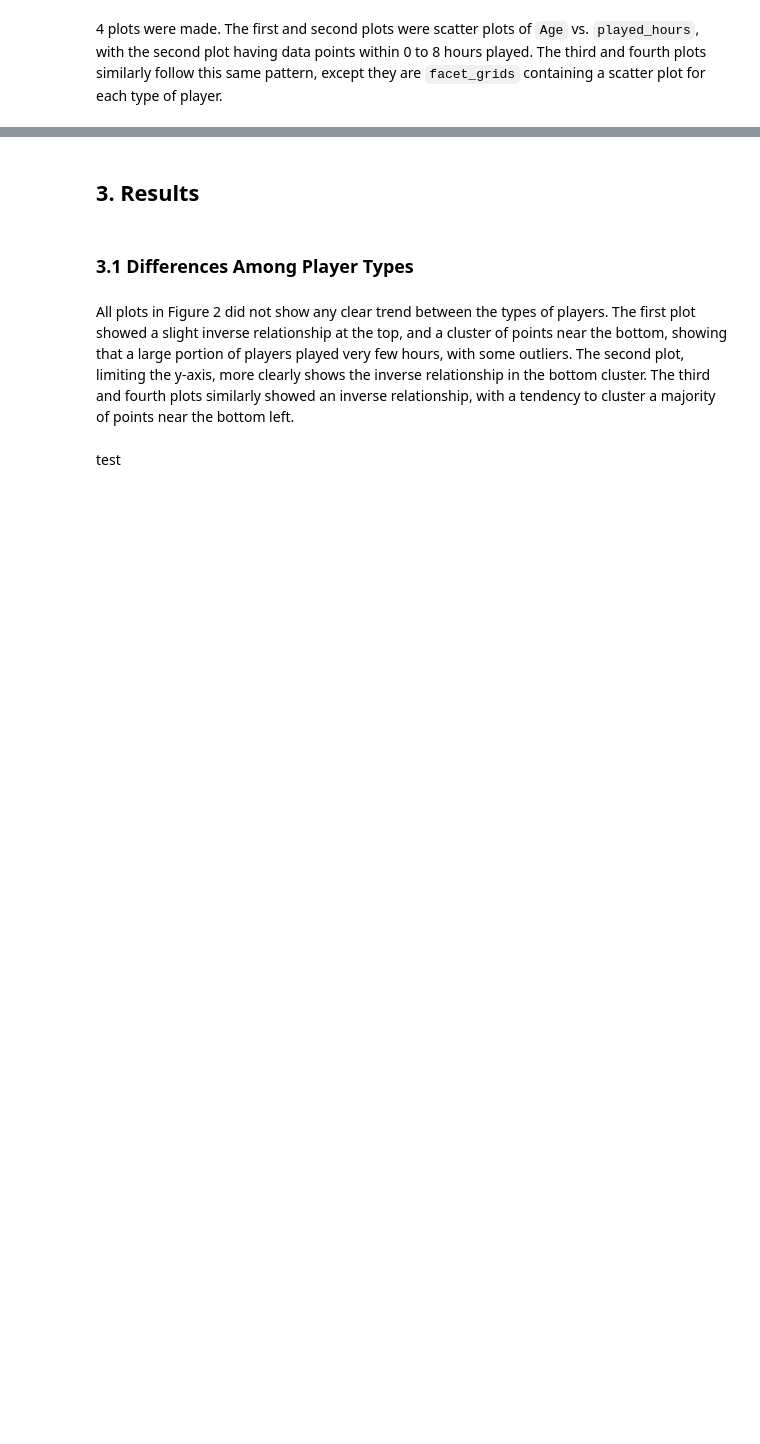
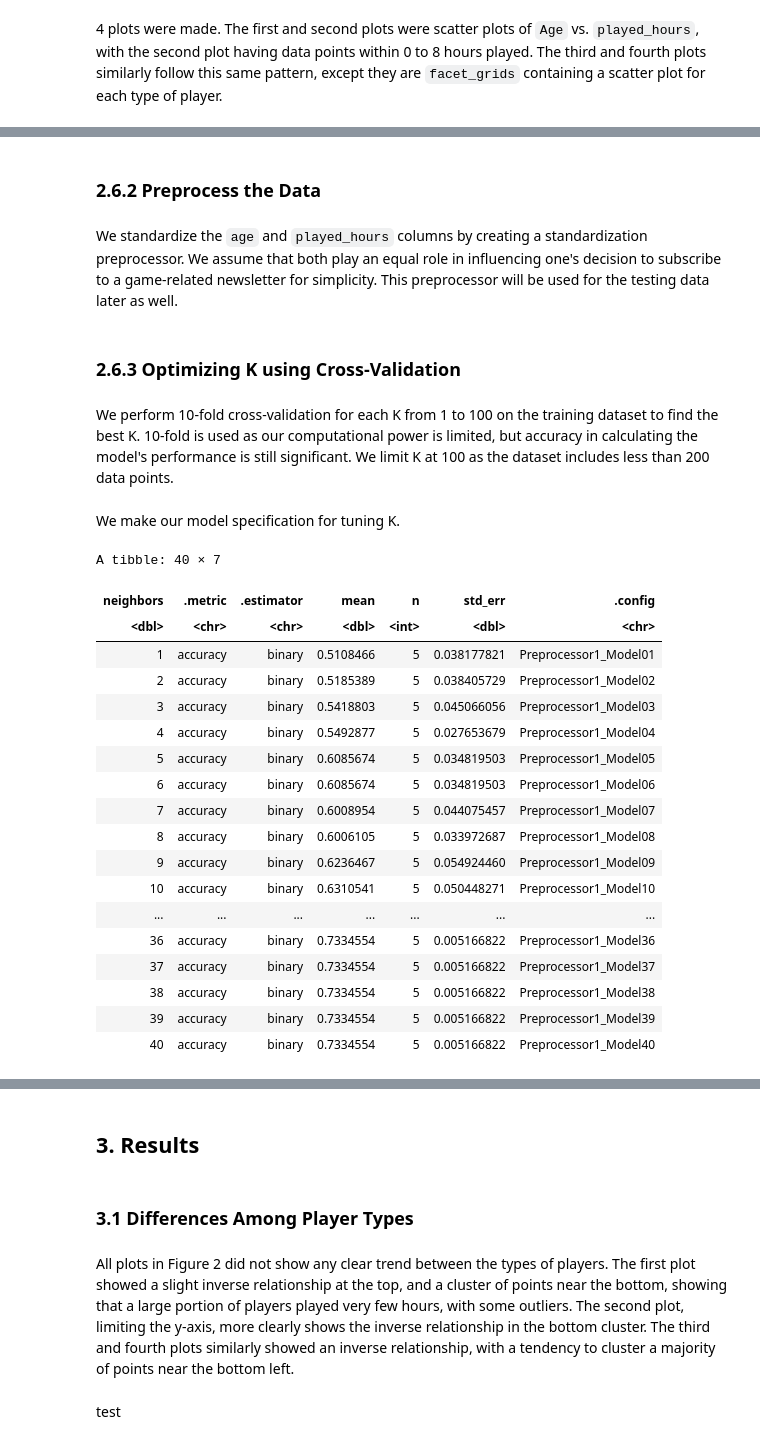
Before and after one commit to Jchox2/Project-008-24-DSCI, a Jupyter notebook: main.ipynb, the cells around one changed output, grey strips where cells are left out. Cells and saved outputs as stored; diff of their text form; code cells hidden in the pictures; blank space fills up the shorter version.

```diff
--- a/main.ipynb
+++ b/main.ipynb
@@ -189,0 +217,54 @@ Warning message:
+# %% [markdown]
+### 2.6.2 Preprocess the Data
+# %% [markdown]
+We standardize the `age` and `played_hours` columns by creating a standardization preprocessor. We assume that both play an equal role in influencing one's decision to subscribe to a game-related newsletter for simplicity. This preprocessor will be used for the testing data later as well.
+# %%
+players_recipe <- recipe(subscribe ~ Age + played_hours, data = players_training) |>
+  step_scale(all_predictors()) |>
+  step_center(all_predictors())
+# %% [markdown]
+### 2.6.3 Optimizing K using Cross-Validation
+# %% [markdown]
+We perform 10-fold cross-validation for each K from 1 to 100 on the training dataset to find the best K. 10-fold is used as our computational power is limited, but accuracy in calculating the model's performance is still significant. We limit K at 100 as the dataset includes less than 200 data points.
+# %%
+players_vfold <- vfold_cv(players_training, v = 5, strata = subscribe)
+# %% [markdown]
+We make our model specification for tuning K.
+# %%
+players_tune_spec <- nearest_neighbor(weight_func = "rectangular",
+                             neighbors = tune()) |>
+  set_engine("kknn") |>
+  set_mode("classification")
+# %%
+k_vals <- tibble(neighbors = seq(from = 1, to = 40, by = 1))
+
+knn_results <- workflow() |>
+  add_recipe(players_recipe) |>
+  add_model(players_tune_spec) |>
+  tune_grid(resamples = players_vfold, grid = k_vals) |>
+  collect_metrics()
+
+accuracies <- knn_results |>
+  filter(.metric == "accuracy")
+
+accuracies
+# %% [output]
+A tibble: 40 × 7
+| neighbors | .metric | .estimator | mean | n | std_err | .config |
+| <dbl> | <chr> | <chr> | <dbl> | <int> | <dbl> | <chr> |
+| 1 | accuracy | binary | 0.5108466 | 5 | 0.038177821 | Preprocessor1_Model01 |
+| 2 | accuracy | binary | 0.5185389 | 5 | 0.038405729 | Preprocessor1_Model02 |
+| 3 | accuracy | binary | 0.5418803 | 5 | 0.045066056 | Preprocessor1_Model03 |
+| 4 | accuracy | binary | 0.5492877 | 5 | 0.027653679 | Preprocessor1_Model04 |
+| 5 | accuracy | binary | 0.6085674 | 5 | 0.034819503 | Preprocessor1_Model05 |
+| 6 | accuracy | binary | 0.6085674 | 5 | 0.034819503 | Preprocessor1_Model06 |
+| 7 | accuracy | binary | 0.6008954 | 5 | 0.044075457 | Preprocessor1_Model07 |
+| 8 | accuracy | binary | 0.6006105 | 5 | 0.033972687 | Preprocessor1_Model08 |
+| 9 | accuracy | binary | 0.6236467 | 5 | 0.054924460 | Preprocessor1_Model09 |
+| 10 | accuracy | binary | 0.6310541 | 5 | 0.050448271 | Preprocessor1_Model10 |
+| ... | ... | ... | ... | ... | ... | ... |
+| 36 | accuracy | binary | 0.7334554 | 5 | 0.005166822 | Preprocessor1_Model36 |
+| 37 | accuracy | binary | 0.7334554 | 5 | 0.005166822 | Preprocessor1_Model37 |
+| 38 | accuracy | binary | 0.7334554 | 5 | 0.005166822 | Preprocessor1_Model38 |
+| 39 | accuracy | binary | 0.7334554 | 5 | 0.005166822 | Preprocessor1_Model39 |
+| 40 | accuracy | binary | 0.7334554 | 5 | 0.005166822 | Preprocessor1_Model40 |
```
Also changed, not shown: parts of 24 cells of this notebook.
